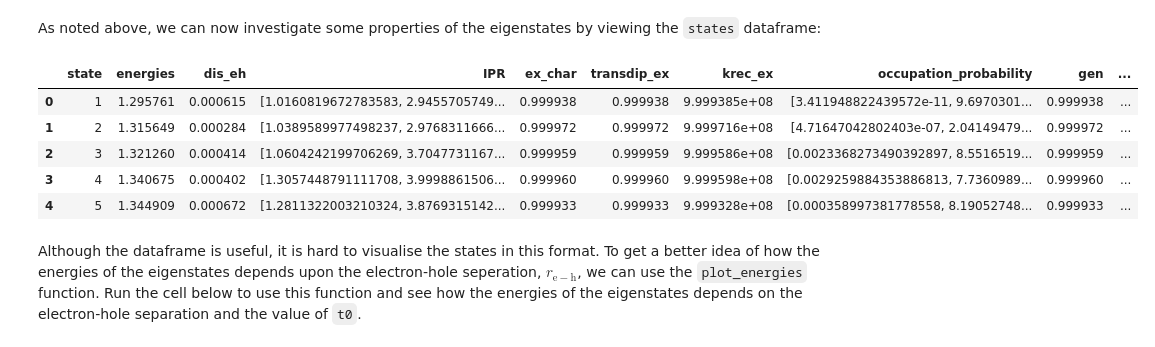
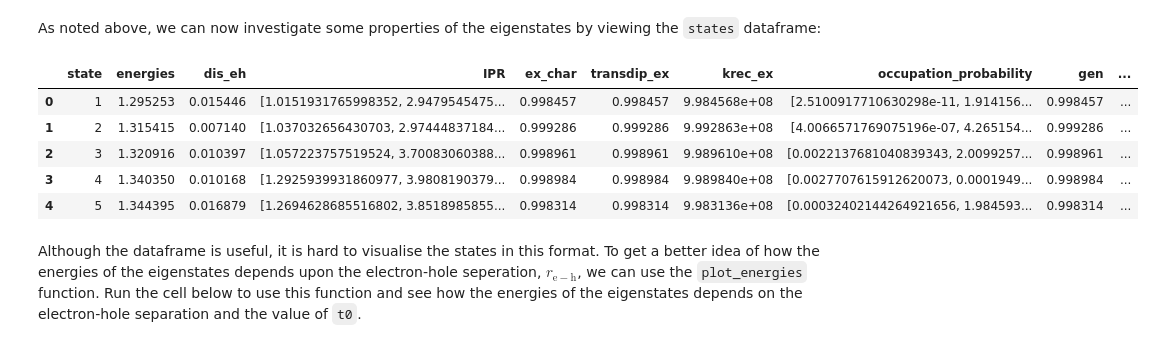
Before and after one commit to ImperialCollegeLondon/ReCoDE_Lattice_Hamiltonian, a Jupyter notebook: notebooks/WorkedExample.ipynb, the cells around one changed output. Cells and saved outputs as stored; diff of their text form; code cells hidden in the pictures.

````diff
--- a/notebooks/WorkedExample.ipynb
+++ b/notebooks/WorkedExample.ipynb
@@ -31,7 +31,7 @@
 # This should be a string - see the RunLattice.py file for all the possible parameters
 parameter_to_vary = "t0"
 # A list containing the values you want parameter_to_vary to take
-parameter_array = [1e-3, 2e-3, 3e-3, 4e-3, 5e-3]
+parameter_array = [2e-3, 4e-3, 6e-3, 8e-3, 10e-3]
 # A dictionary containing the value of all the parameters which are being held constant
 parameter_dict = {
     "size": 5,
@@ -50,14 +50,14 @@ lattice_dict = sweep_parameter(parameter_to_vary, parameter_array, parameter_dic
 # %% [markdown]
 As noted above, we can now investigate some properties of the eigenstates by viewing the ```states``` dataframe:
 # %%
-lattice_dict[0].states.head(5)
+lattice_dict[4].states.head(5)
 # %% [output]
 |  | state | energies | dis_eh | IPR | ex_char | transdip_ex | krec_ex | occupation_probability | gen | ... |
-| 0 | 1 | 1.295761 | 0.000615 | [1.0160819672783583, 2.9455705749... | 0.999938 | 0.999938 | 9.999385e+08 | [3.411948822439572e-11, 9.6970301... | 0.999938 | ... |
-| 1 | 2 | 1.315649 | 0.000284 | [1.0389589977498237, 2.9768311666... | 0.999972 | 0.999972 | 9.999716e+08 | [4.71647042802403e-07, 2.04149479... | 0.999972 | ... |
-| 2 | 3 | 1.321260 | 0.000414 | [1.0604242199706269, 3.7047731167... | 0.999959 | 0.999959 | 9.999586e+08 | [0.0023368273490392897, 8.5516519... | 0.999959 | ... |
-| 3 | 4 | 1.340675 | 0.000402 | [1.3057448791111708, 3.9998861506... | 0.999960 | 0.999960 | 9.999598e+08 | [0.0029259884353886813, 7.7360989... | 0.999960 | ... |
-| 4 | 5 | 1.344909 | 0.000672 | [1.2811322003210324, 3.8769315142... | 0.999933 | 0.999933 | 9.999328e+08 | [0.000358997381778558, 8.19052748... | 0.999933 | ... |
+| 0 | 1 | 1.295253 | 0.015446 | [1.0151931765998352, 2.9479545475... | 0.998457 | 0.998457 | 9.984568e+08 | [2.5100917710630298e-11, 1.914156... | 0.998457 | ... |
+| 1 | 2 | 1.315415 | 0.007140 | [1.037032656430703, 2.97444837184... | 0.999286 | 0.999286 | 9.992863e+08 | [4.0066571769075196e-07, 4.265154... | 0.999286 | ... |
+| 2 | 3 | 1.320916 | 0.010397 | [1.057223757519524, 3.70083060388... | 0.998961 | 0.998961 | 9.989610e+08 | [0.0022137681040839343, 2.0099257... | 0.998961 | ... |
+| 3 | 4 | 1.340350 | 0.010168 | [1.2925939931860977, 3.9808190379... | 0.998984 | 0.998984 | 9.989840e+08 | [0.0027707615912620073, 0.0001949... | 0.998984 | ... |
+| 4 | 5 | 1.344395 | 0.016879 | [1.2694628685516802, 3.8518985855... | 0.998314 | 0.998314 | 9.983136e+08 | [0.00032402144264921656, 1.984593... | 0.998314 | ... |
 # %% [markdown]
 Although the dataframe is useful, it is hard to visualise the states in this format. To get a better idea of how the energies of the eigenstates depends upon the electron-hole seperation, $r_{\mathrm{e-h}}$, we can use the ```plot_energies``` function. Run the cell below to use this function and see how the energies of the eigenstates depends on the electron-hole separation and the value of ```t0```.
 # %%
````
Also changed, not shown: parts of 2 cells of this notebook, 4 other files.
